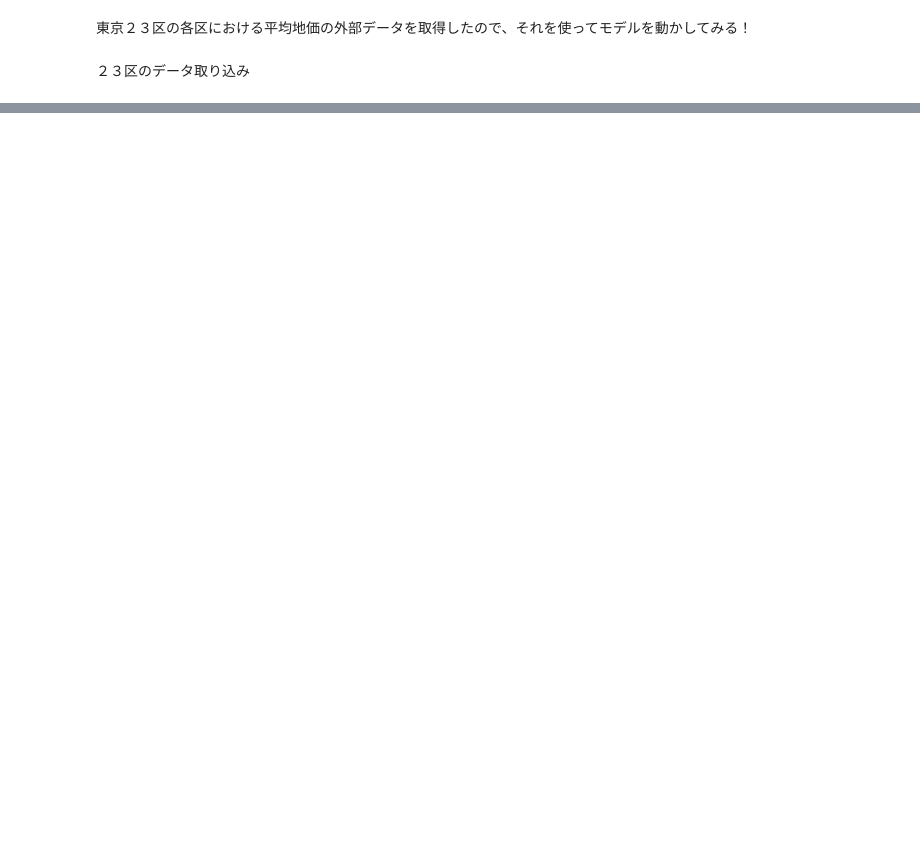
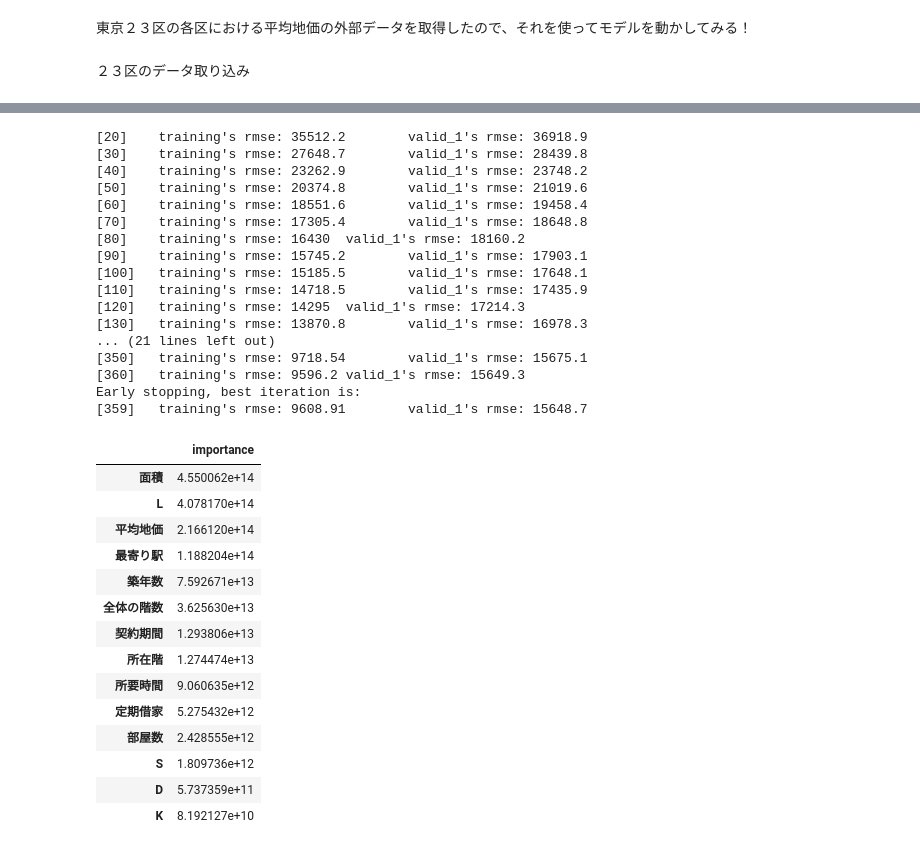
Before and after one commit to kyotoman-koshida/mynabi, a Jupyter notebook: notebooks/20220913.ipynb, the cells around one changed output, grey strips where cells are left out. Drawn from its saved outputs; the diff is of its cells as text; code cells hidden in the pictures; blank space fills up the shorter version.

```diff
--- a/notebooks/20220913.ipynb
+++ b/notebooks/20220913.ipynb
@@ -59,0 +489,48 @@ df_23wards.columns = [['区町名', '平均地価']]
+# %%
+df = pd.read_csv('../data/outer_data/train.csv')
+dummy_address_aveprice = address_aveprice['平均地価']
+land_aveprice = dummy_address_aveprice.iloc[:len(df),:]
+test_land_aveprice = dummy_address_aveprice.iloc[len(df):,:]
+land_aveprice.columns = ['平均地価']
+test_land_aveprice.columns = ['平均地価']
+X_train = pd.concat([house_age, area_size, contract_span2, reg_rent, floor_scores2, Floor_scores2, stations, minits, land_aveprice, room_arrange[["部屋数","L","D","K","S"]]], axis=1)
+y_train = rent
+X_test = pd.concat([test_house_age, test_area_size, test_contract_span2, test_reg_rent, test_floor_scores2, test_Floor_scores2, test_stations, test_minits, test_land_aveprice, test_room_arrange[["部屋数","L","D","K","S"]]], axis=1)
+category_lists = ['定期借家','最寄り駅', 'L', 'D','K','S']
+# %%
+cv = KFold(n_splits=5, shuffle=True, random_state=0)
+for fold_id, (train_index, valid_index) in enumerate(cv.split(X_train)):
+    X_tr = X_train.loc[train_index,:]
+    X_val = X_train.loc[valid_index, :]
+    y_tr = y_train.loc[train_index]
+    y_val = y_train.loc[valid_index]
+
+    lgb_train = lgb.Dataset(X_tr, y_tr)
+    lgb_eval = lgb.Dataset(X_val, y_val, reference=lgb_train)
+
+    params = {
+        'objective':'regression',
+        'metrics':'rmse',
+        'learning_rate':0.05,
+        'reg_lambda':  5.748291778269802e-06,
+        'max_bin': 261,
+        'num_leaves': 115
+    }
+
+    model = lgb.train(
+                        params,
+                        lgb_train,
+                        valid_sets=[lgb_train, lgb_eval],
+                        verbose_eval=10,
+                        num_boost_round=1000,
+                        early_stopping_rounds=10,
+                        categorical_feature = category_lists
+                        )
+
+y_pred = model.predict(X_test, num_iteration=model.best_iteration)
+# feature importanceを表示
+importance = pd.DataFrame(model.feature_importance(importance_type = "gain"), index=X_train.columns, columns=['importance'])
+df_importance = pd.DataFrame(importance)
+df_importance = df_importance.sort_values('importance', ascending=False) # 降順ソート
+display(df_importance)
+# %% [output]
@@ -59,0 +615,32 @@ df_23wards.columns = [['区町名', '平均地価']]
+[20]    training's rmse: 35512.2        valid_1's rmse: 36918.9
+[30]    training's rmse: 27648.7        valid_1's rmse: 28439.8
+[40]    training's rmse: 23262.9        valid_1's rmse: 23748.2
+[50]    training's rmse: 20374.8        valid_1's rmse: 21019.6
+[60]    training's rmse: 18551.6        valid_1's rmse: 19458.4
+[70]    training's rmse: 17305.4        valid_1's rmse: 18648.8
+[80]    training's rmse: 16430  valid_1's rmse: 18160.2
+[90]    training's rmse: 15745.2        valid_1's rmse: 17903.1
+[100]   training's rmse: 15185.5        valid_1's rmse: 17648.1
+[110]   training's rmse: 14718.5        valid_1's rmse: 17435.9
+[120]   training's rmse: 14295  valid_1's rmse: 17214.3
+[130]   training's rmse: 13870.8        valid_1's rmse: 16978.3
+... (21 lines left out)
+[350]   training's rmse: 9718.54        valid_1's rmse: 15675.1
+[360]   training's rmse: 9596.2 valid_1's rmse: 15649.3
+Early stopping, best iteration is:
+[359]   training's rmse: 9608.91        valid_1's rmse: 15648.7
+|  | importance |
+| 面積 | 4.550062e+14 |
+| L | 4.078170e+14 |
+| 平均地価 | 2.166120e+14 |
+| 最寄り駅 | 1.188204e+14 |
+| 築年数 | 7.592671e+13 |
+| 全体の階数 | 3.625630e+13 |
+| 契約期間 | 1.293806e+13 |
+| 所在階 | 1.274474e+13 |
+| 所要時間 | 9.060635e+12 |
+| 定期借家 | 5.275432e+12 |
+| 部屋数 | 2.428555e+12 |
+| S | 1.809736e+12 |
+| D | 5.737359e+11 |
+| K | 8.192127e+10 |
```
Also changed, not shown: parts of 20 cells of this notebook, 3 other files.
